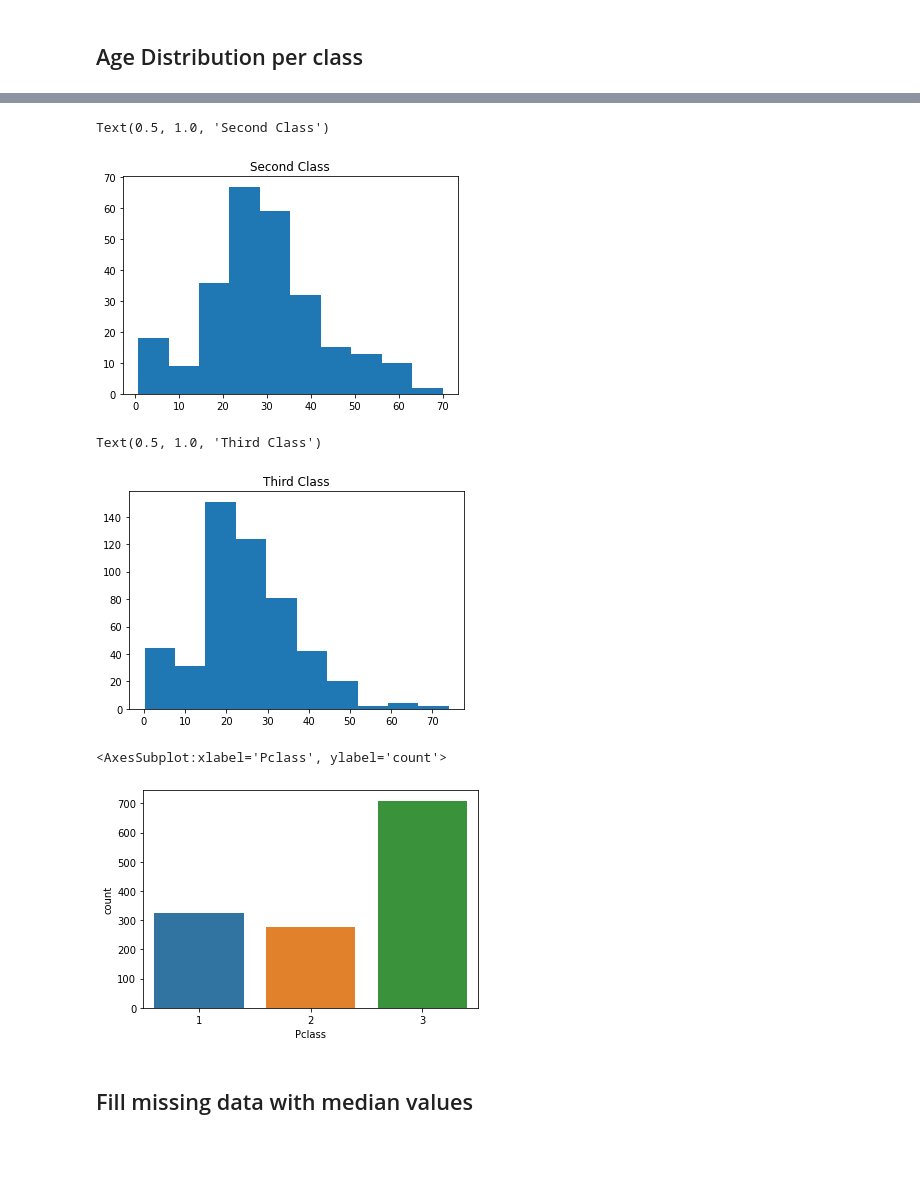
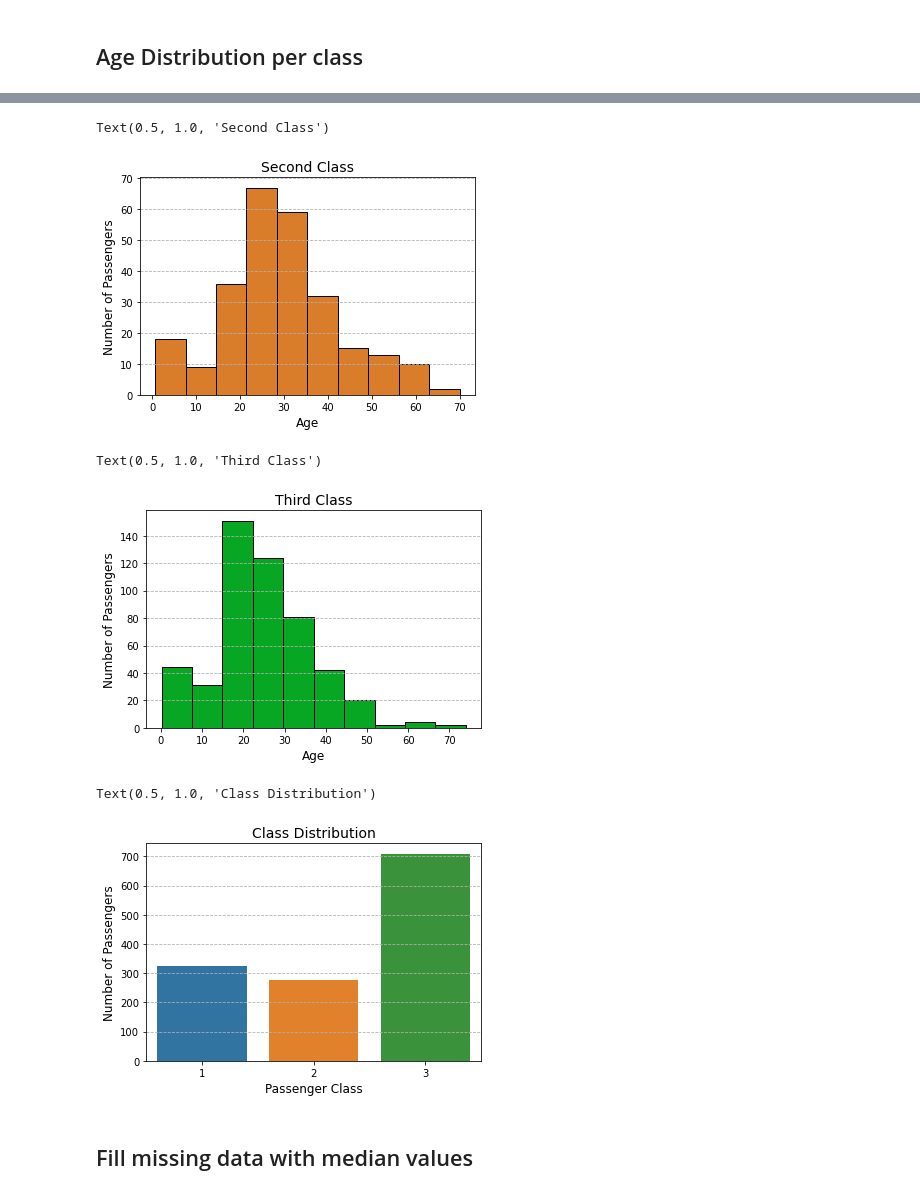
Before and after one commit to pdtTech/Titanic, a Jupyter notebook: Titanic Team Project.ipynb, the cells around one changed output, grey strips where cells are left out. Cells and saved outputs as stored; diff of their text form; code cells hidden in the pictures; blank space fills up the shorter version.

Commit message:
Added changes to visualizations

```diff
--- a/Titanic Team Project.ipynb
+++ b/Titanic Team Project.ipynb
@@ -125,4 +128,7 @@ plt.hist(titanic_all["Age"])
 class_1 = titanic_all[titanic_all['Pclass'] == 1]
 class_2 = titanic_all[titanic_all['Pclass'] == 2]
 class_3 = titanic_all[titanic_all['Pclass'] == 3]
+
+plt.rc('axes', titlesize=14) #fontsize of the titles
+plt.rc('axes', labelsize=12) #fontsize of the x and y labels
 # %%
@@ -134,23 +145,39 @@ Text(0.5, 1.0, 'First Class')
 # %%
-plt.hist(class_2["Age"])
+plt.hist(class_2["Age"], edgecolor='black', color='#d97d2a')
+
+plt.grid(axis='y', linestyle = '--')
+
+plt.xlabel('Age')
+plt.ylabel('Number of Passengers')
 plt.title("Second Class")
 # %% [output]
 Text(0.5, 1.0, 'Second Class')
-[figure, old version]
+[figure, new version]
 # %%
-plt.hist(class_3["Age"])
+plt.hist(class_3["Age"], edgecolor='black', color='#07a623')
+
+plt.grid(axis='y', linestyle = '--')
+
+plt.xlabel('Age')
+plt.ylabel('Number of Passengers')
 plt.title("Third Class")
 # %% [output]
 Text(0.5, 1.0, 'Third Class')
-[figure, old version]
+[figure, new version]
 # %%
 #sns.countplot(x='Pclass', hue='Age', data=titanic_all)
 # %%
 #Majority of passengers were Third Class
 sns.countplot(x='Pclass', data=titanic_all)
+
+plt.grid(axis='y', linestyle = '--')
+
+plt.xlabel('Passenger Class')
+plt.ylabel('Number of Passengers')
+plt.title("Class Distribution")
 # %% [output]
-<AxesSubplot:xlabel='Pclass', ylabel='count'>
+Text(0.5, 1.0, 'Class Distribution')
-[figure, old version]
+[figure, new version]
 # %% [markdown]
 ## Fill missing data with median values
 # %%
```
Also changed, not shown: parts of 3 cells of this notebook.
